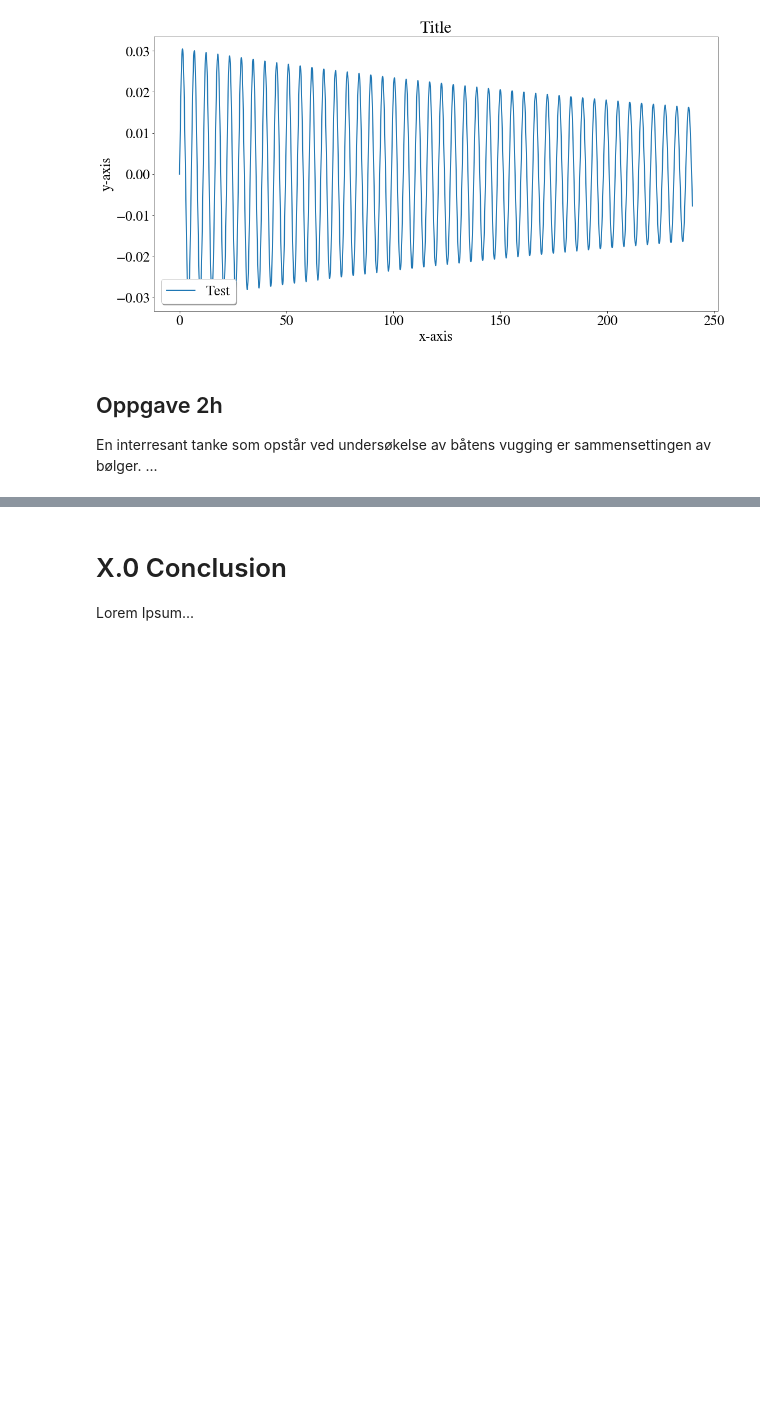
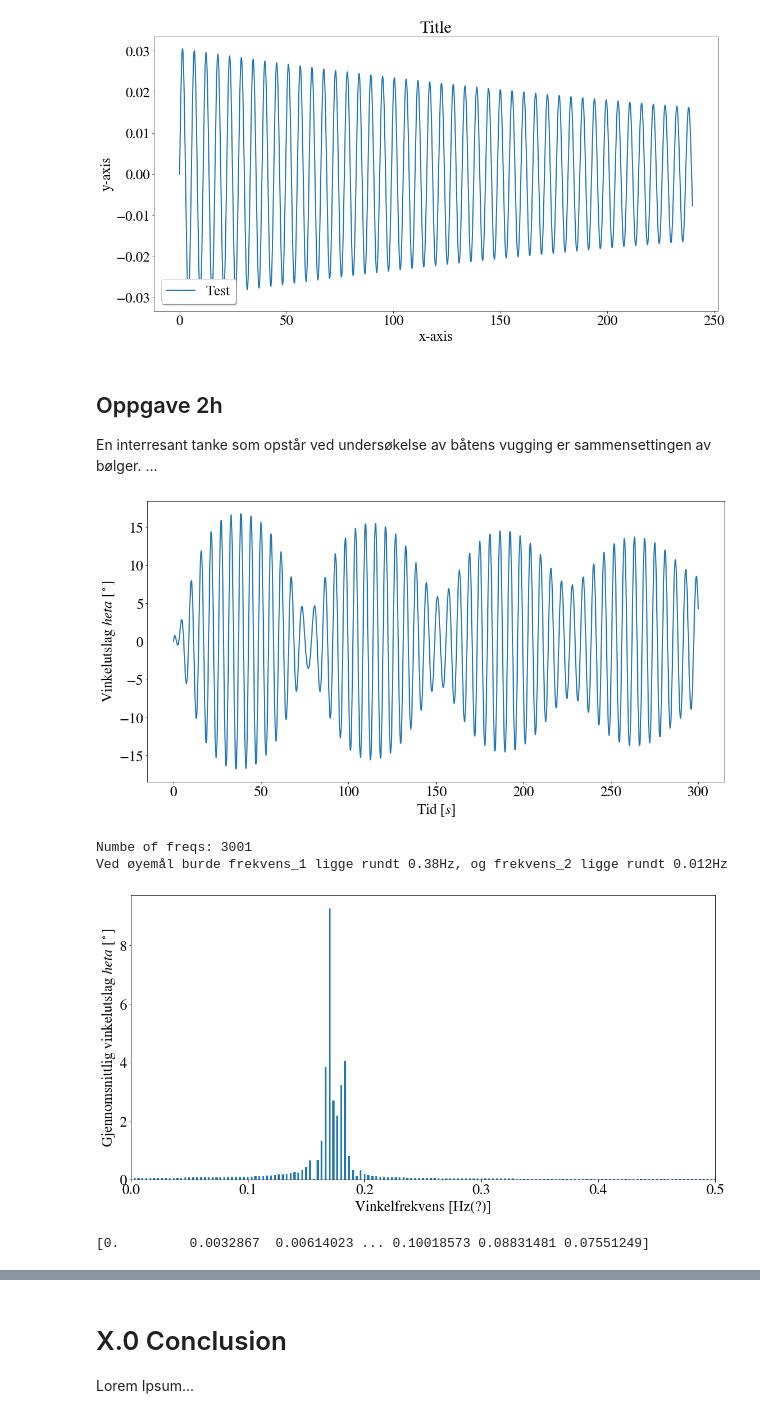
Before and after one commit to emiljonsrud/vitberr_prosjekt2_tekfys, a Jupyter notebook: main.ipynb, the cells around one changed output, grey strips where cells are left out. Drawn from its saved outputs; the diff is of its cells as text; code cells hidden in the pictures; blank space fills up the shorter version.

Commit message:
improved fourier transform

```diff
--- a/main.ipynb
+++ b/main.ipynb
@@ -1135,4 +1136,61 @@ plot_func(t_num, [theta_num], ["Test"], "Title", "x-axis", "y-axis")
 ## Oppgave 2h
 
 En interresant tanke som opstår ved undersøkelse av båtens vugging er sammensettingen av bølger. ...
+# %%
+def fourier_plot():
+    #       Extract the simulation data
+    sim_data = np.load('simulation_data/rk4_water_move.npz')
+    t_num_rk4, w_num_rk4 = sim_data['t_num_rk4'], sim_data['w_num_rk4']
+
+    theta_num = w_num_rk4[0]
+
+    #       Plot theta
+    plt.plot(t_num_rk4, np.rad2deg(theta_num))
+    plt.ylabel("Vinkelutslag $\theta$ [$^\circ$]")
+    plt.xlabel("Tid [$s$]")
+    plt.show()
+
+    ############################################################################
+    #       Find the (fast) fourier transform
+    N = len(theta_num)
+    timestep = (t_num_rk4[-1] - t_num_rk4[0])/N
+
+    theta_fft = fft(theta_num)
+    normalized_theta_fft = 2/N * np.abs(theta_fft)
+
+    freqs = fftfreq(N, timestep)
+
+
+    ###############################################
+    #   Plotting the fourier transform
+    print(f'Numbe of freqs: {len(freqs)}')
+    print(f'Ved øyemål burde frekvens_1 ligge rundt 0.38Hz, og frekvens_2 ligge rundt 0.012Hz')
+    plt.bar(
+        freqs,
+        np.rad2deg(normalized_theta_fft),
+        width = 5/N # Need a width inverse proportional to N, as this is the number of data points
+    )
+    # plt.plot(
+    #     freqs,
+    #     normalized_theta_fft,
+    #     'o'
+    # )
+    plt.xlim((0,  0.5))
+    plt.ylabel("Gjennomsnittlig vinkelutslag $\theta$ [$^\circ$]")
+    plt.xlabel("Vinkelfrekvens [Hz(?)]")
+    plt.show()
+
+
+
+
+    print(theta_num)
+    # theta_fft = fft(theta_num)
+
+fourier_plot()
+# %% [output]
+[figure, added]
+Numbe of freqs: 3001
+Ved øyemål burde frekvens_1 ligge rundt 0.38Hz, og frekvens_2 ligge rundt 0.012Hz
+[figure, added]
+[0.         0.0032867  0.00614023 ... 0.10018573 0.08831481 0.07551249]
 # %%
```
Also changed, not shown: parts of 3 cells of this notebook.
